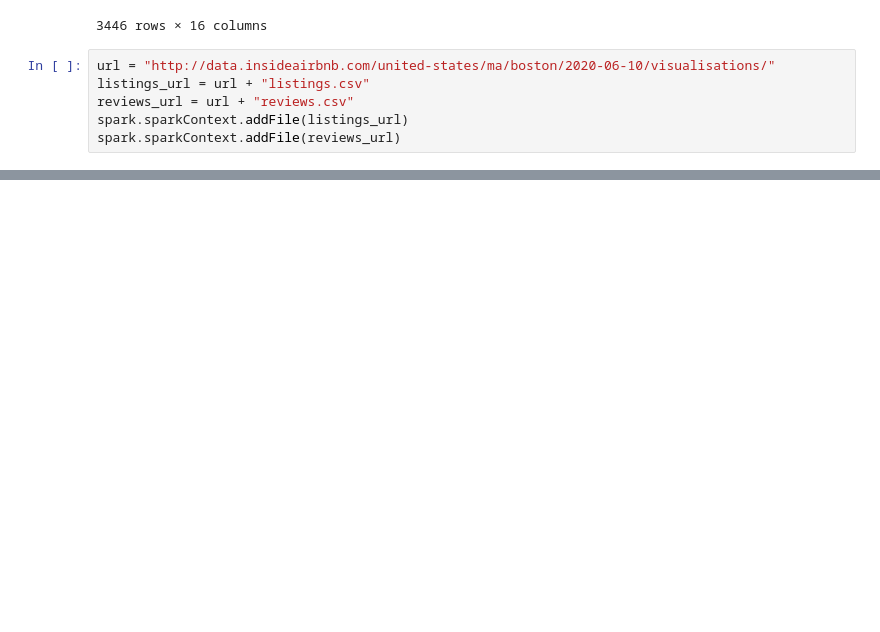
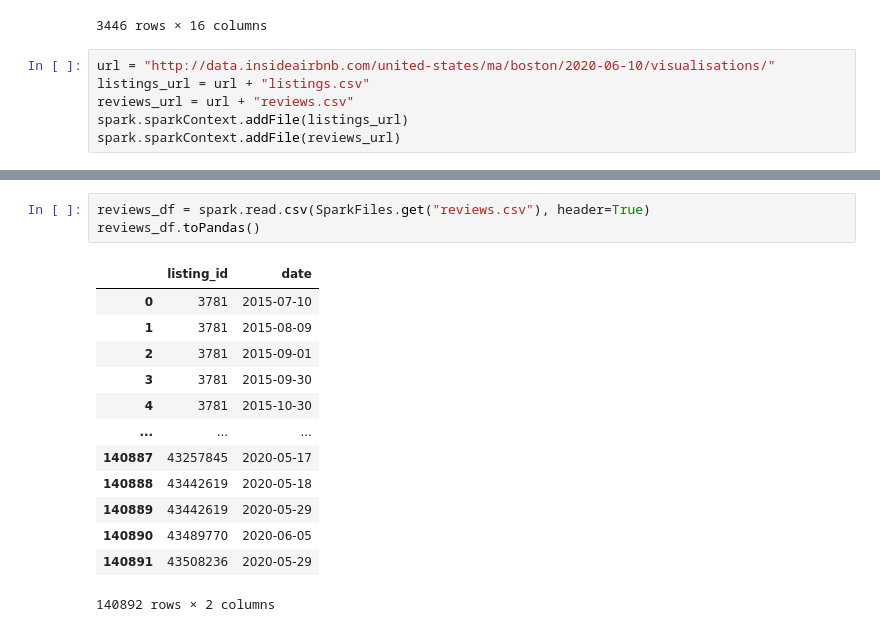
Before and after one commit to aditya-prasad-projects/Airbnb, a Jupyter notebook: test.ipynb, the cells around one changed output, grey strips where cells are left out. Saved outputs shown, nothing was run; the diff lists cells and outputs as text; blank space fills up the shorter version.

```diff
--- a/test.ipynb
+++ b/test.ipynb
@@ -237,0 +249,17 @@ Py4JJavaError: An error occurred while calling o146.csv.
+# %%
+reviews_df = spark.read.csv(SparkFiles.get("reviews.csv"), header=True)
+reviews_df.toPandas()
+# %% [output]
+|  | listing_id | date |
+| 0 | 3781 | 2015-07-10 |
+| 1 | 3781 | 2015-08-09 |
+| 2 | 3781 | 2015-09-01 |
+| 3 | 3781 | 2015-09-30 |
+| 4 | 3781 | 2015-10-30 |
+| ... | ... | ... |
+| 140887 | 43257845 | 2020-05-17 |
+| 140888 | 43442619 | 2020-05-18 |
+| 140889 | 43442619 | 2020-05-29 |
+| 140890 | 43489770 | 2020-06-05 |
+| 140891 | 43508236 | 2020-05-29 |
+140892 rows × 2 columns
```
Also changed, not shown: parts of 4 cells of this notebook.
